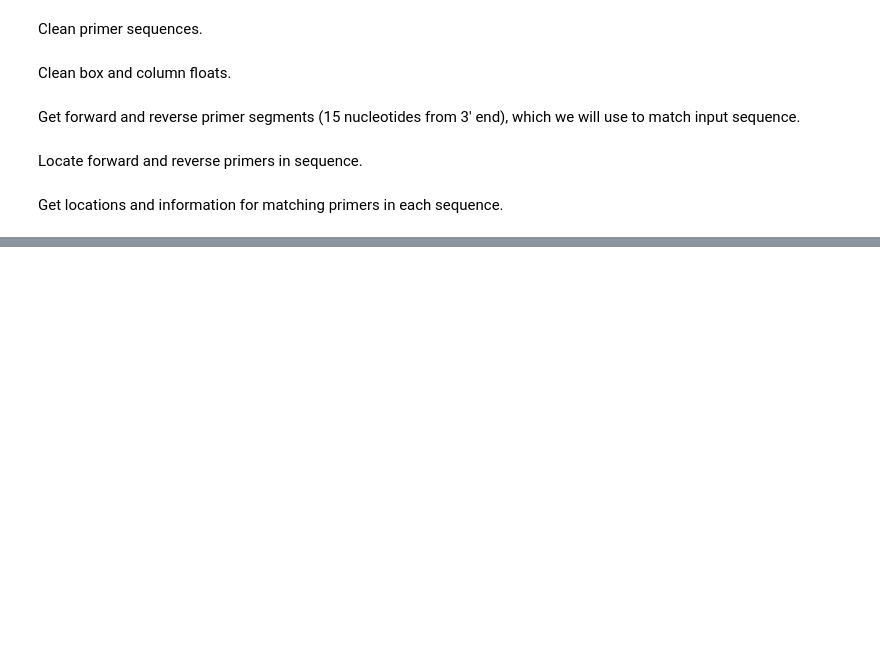
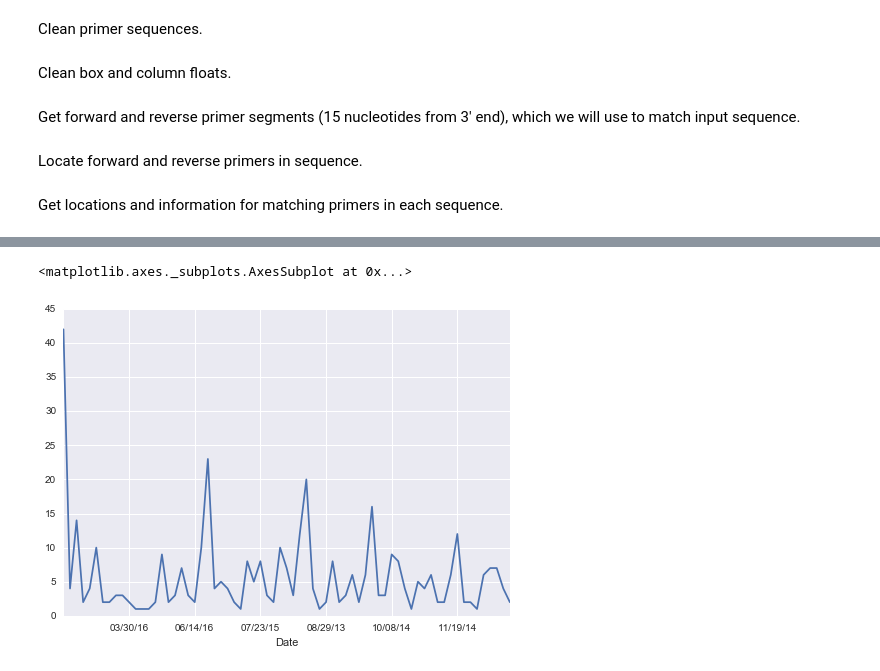
Before and after one commit to zcandiceyip/lab_primers, a Jupyter notebook: Primers search.ipynb, the cells around one changed output, grey strips where cells are left out. Cells and saved outputs as stored; diff of their text form; code cells hidden in the pictures; blank space fills up the shorter version.

```diff
--- a/Primers search.ipynb
+++ b/Primers search.ipynb
@@ -84,7 +84,7 @@ df = df.append(temp_Max, ignore_index=True)
 df = df.append(temp_Kar, ignore_index=True)
 # %%
 for file in os.listdir():
-    if file not in ['.DS_Store', '.ipynb_checkpoints', 'Candice.csv', 'Elizabeth.xlsx', 'Karolina.xlsx', 'Max.xls','Primers search.ipynb', 'StandardPrimers.xlsx']:
+    if file not in ['.DS_Store', '.ipynb_checkpoints', 'Candice Yo[.csv', 'Elizabeth Lamkin.xlsx', 'Karolina Mizeracka.xlsx', 'Max Heiman.xls','Primers search.ipynb', 'StandardPrimers.xlsx', 'Primers+search.py']:
         try:
             temp = pd.read_excel(file)
             try:
@@ -323,0 +341,10 @@ pyplot.scatter(x, y)
+# %%
+import seaborn as sns
+sorted_df = df.loc[:, ['Date', 'LabMember', 'Sequence']].dropna()
+
+cand = sorted_df[sorted_df.LabMember == 'Candice Yip'].groupby('Date').Sequence.count()
+# sns.swarmplot(cand)
+cand.plot()
+# %% [output]
+<matplotlib.axes._subplots.AxesSubplot at 0x...>
+[figure, added]
```
Also changed, not shown: parts of 8 cells of this notebook.
